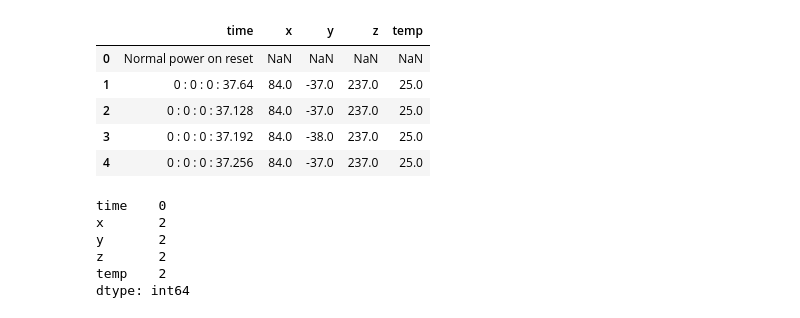
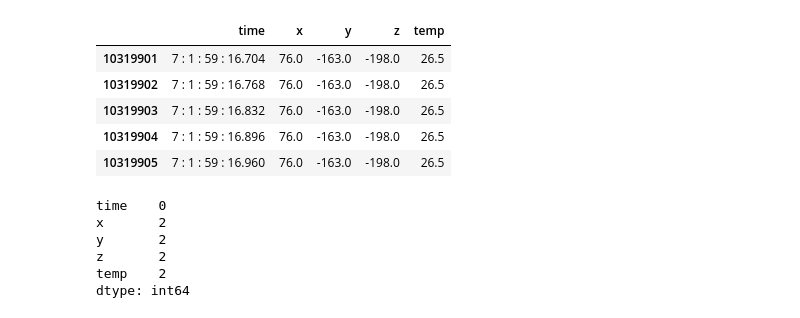
Before and after one commit to dawnnnn0/btl_crate_shipping_logger, a Jupyter notebook: explore_data.ipynb, the cells around one changed output. Drawn from its saved outputs; the diff is of its cells as text; code cells hidden in the pictures.

Commit message:
Update explore_data nb to include full Texas flight dataset

```diff
--- a/explore_data.ipynb
+++ b/explore_data.ipynb
@@ -4,21 +5,24 @@ import matplotlib.pyplot as plt
 
 %matplotlib inline
 # %%
-input_file = "./data/2024_04_22-25.csv"
+#input_file = "./data/2024_04_25-30.csv"
+input_file = "./data/2024_04_25-05_13.csv"
 df = pd.read_csv(
     input_file,
-    #nrows=100,
+    #nrows=1000000,
     names=["time", "x", "y", "z", "temp"],
+    #index_col=0,
+    #parse_dates=True,
 )
 # %%
-df.head()
+df.tail()
 # %% [output]
 |  | time | x | y | z | temp |
-| 0 | Normal power on reset | NaN | NaN | NaN | NaN |
-| 1 | 0 : 0 : 0 : 37.64 | 84.0 | -37.0 | 237.0 | 25.0 |
-| 2 | 0 : 0 : 0 : 37.128 | 84.0 | -37.0 | 237.0 | 25.0 |
-| 3 | 0 : 0 : 0 : 37.192 | 84.0 | -38.0 | 237.0 | 25.0 |
-| 4 | 0 : 0 : 0 : 37.256 | 84.0 | -37.0 | 237.0 | 25.0 |
+| 10319901 | 7 : 1 : 59 : 16.704 | 76.0 | -163.0 | -198.0 | 26.5 |
+| 10319902 | 7 : 1 : 59 : 16.768 | 76.0 | -163.0 | -198.0 | 26.5 |
+| 10319903 | 7 : 1 : 59 : 16.832 | 76.0 | -163.0 | -198.0 | 26.5 |
+| 10319904 | 7 : 1 : 59 : 16.896 | 76.0 | -163.0 | -198.0 | 26.5 |
+| 10319905 | 7 : 1 : 59 : 16.960 | 76.0 | -163.0 | -198.0 | 26.5 |
 # %%
 df.isnull().sum()
 # %% [output]
```
Also changed, not shown: parts of 23 cells of this notebook.
